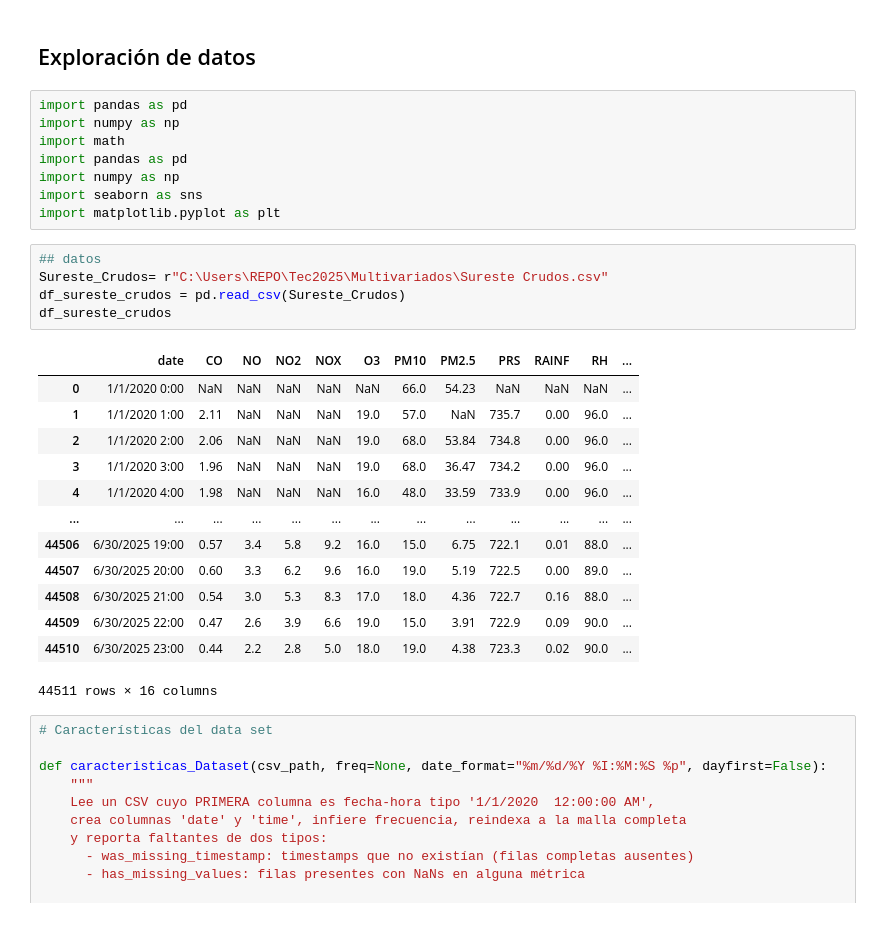
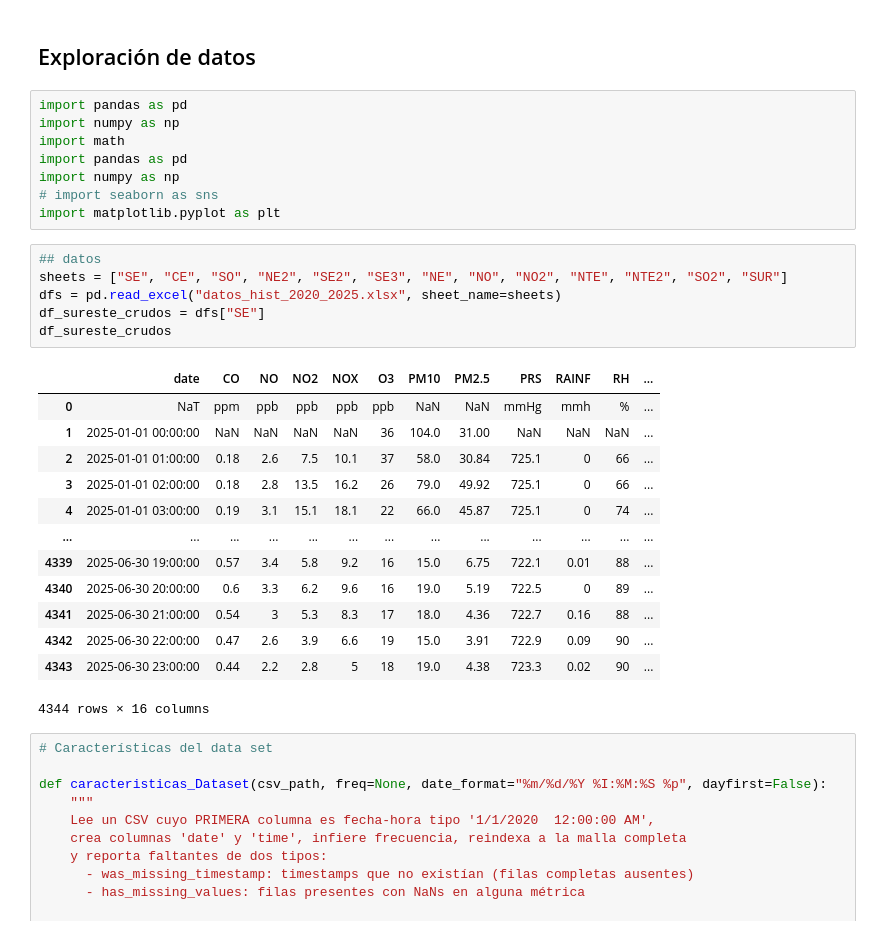
Before and after one commit to andreroblesb/airemty, a Jupyter notebook: Manejodatos.ipynb, the cells around one changed output. Drawn from its saved outputs; the diff is of its cells as text.

```diff
--- a/Manejodatos.ipynb
+++ b/Manejodatos.ipynb
@@ -6,27 +6,28 @@ import numpy as np
 import math
 import pandas as pd
 import numpy as np
-import seaborn as sns
+# import seaborn as sns
 import matplotlib.pyplot as plt
 # %%
 ## datos
-Sureste_Crudos= r"C:\Users\REPO\Tec2025\Multivariados\Sureste Crudos.csv"
-df_sureste_crudos = pd.read_csv(Sureste_Crudos)
+sheets = ["SE", "CE", "SO", "NE2", "SE2", "SE3", "NE", "NO", "NO2", "NTE", "NTE2", "SO2", "SUR"]
+dfs = pd.read_excel("datos_hist_2020_2025.xlsx", sheet_name=sheets)
+df_sureste_crudos = dfs["SE"]
 df_sureste_crudos
 # %% [output]
 |  | date | CO | NO | NO2 | NOX | O3 | PM10 | PM2.5 | PRS | RAINF | RH | ... |
-| 0 | 1/1/2020 0:00 | NaN | NaN | NaN | NaN | NaN | 66.0 | 54.23 | NaN | NaN | NaN | ... |
-| 1 | 1/1/2020 1:00 | 2.11 | NaN | NaN | NaN | 19.0 | 57.0 | NaN | 735.7 | 0.00 | 96.0 | ... |
-| 2 | 1/1/2020 2:00 | 2.06 | NaN | NaN | NaN | 19.0 | 68.0 | 53.84 | 734.8 | 0.00 | 96.0 | ... |
-| 3 | 1/1/2020 3:00 | 1.96 | NaN | NaN | NaN | 19.0 | 68.0 | 36.47 | 734.2 | 0.00 | 96.0 | ... |
-| 4 | 1/1/2020 4:00 | 1.98 | NaN | NaN | NaN | 16.0 | 48.0 | 33.59 | 733.9 | 0.00 | 96.0 | ... |
+| 0 | NaT | ppm | ppb | ppb | ppb | ppb | NaN | NaN | mmHg | mmh | % | ... |
+| 1 | 2025-01-01 00:00:00 | NaN | NaN | NaN | NaN | 36 | 104.0 | 31.00 | NaN | NaN | NaN | ... |
+| 2 | 2025-01-01 01:00:00 | 0.18 | 2.6 | 7.5 | 10.1 | 37 | 58.0 | 30.84 | 725.1 | 0 | 66 | ... |
+| 3 | 2025-01-01 02:00:00 | 0.18 | 2.8 | 13.5 | 16.2 | 26 | 79.0 | 49.92 | 725.1 | 0 | 66 | ... |
+| 4 | 2025-01-01 03:00:00 | 0.19 | 3.1 | 15.1 | 18.1 | 22 | 66.0 | 45.87 | 725.1 | 0 | 74 | ... |
 | ... | ... | ... | ... | ... | ... | ... | ... | ... | ... | ... | ... | ... |
-| 44506 | 6/30/2025 19:00 | 0.57 | 3.4 | 5.8 | 9.2 | 16.0 | 15.0 | 6.75 | 722.1 | 0.01 | 88.0 | ... |
-| 44507 | 6/30/2025 20:00 | 0.60 | 3.3 | 6.2 | 9.6 | 16.0 | 19.0 | 5.19 | 722.5 | 0.00 | 89.0 | ... |
-| 44508 | 6/30/2025 21:00 | 0.54 | 3.0 | 5.3 | 8.3 | 17.0 | 18.0 | 4.36 | 722.7 | 0.16 | 88.0 | ... |
-| 44509 | 6/30/2025 22:00 | 0.47 | 2.6 | 3.9 | 6.6 | 19.0 | 15.0 | 3.91 | 722.9 | 0.09 | 90.0 | ... |
-| 44510 | 6/30/2025 23:00 | 0.44 | 2.2 | 2.8 | 5.0 | 18.0 | 19.0 | 4.38 | 723.3 | 0.02 | 90.0 | ... |
+| 4339 | 2025-06-30 19:00:00 | 0.57 | 3.4 | 5.8 | 9.2 | 16 | 15.0 | 6.75 | 722.1 | 0.01 | 88 | ... |
+| 4340 | 2025-06-30 20:00:00 | 0.6 | 3.3 | 6.2 | 9.6 | 16 | 19.0 | 5.19 | 722.5 | 0 | 89 | ... |
+| 4341 | 2025-06-30 21:00:00 | 0.54 | 3 | 5.3 | 8.3 | 17 | 18.0 | 4.36 | 722.7 | 0.16 | 88 | ... |
+| 4342 | 2025-06-30 22:00:00 | 0.47 | 2.6 | 3.9 | 6.6 | 19 | 15.0 | 3.91 | 722.9 | 0.09 | 90 | ... |
+| 4343 | 2025-06-30 23:00:00 | 0.44 | 2.2 | 2.8 | 5 | 18 | 19.0 | 4.38 | 723.3 | 0.02 | 90 | ... |
-44511 rows × 16 columns
+4344 rows × 16 columns
 # %%
 # Características del data set
 
```
Also changed, not shown: parts of 2 cells of this notebook, 2 other files.
